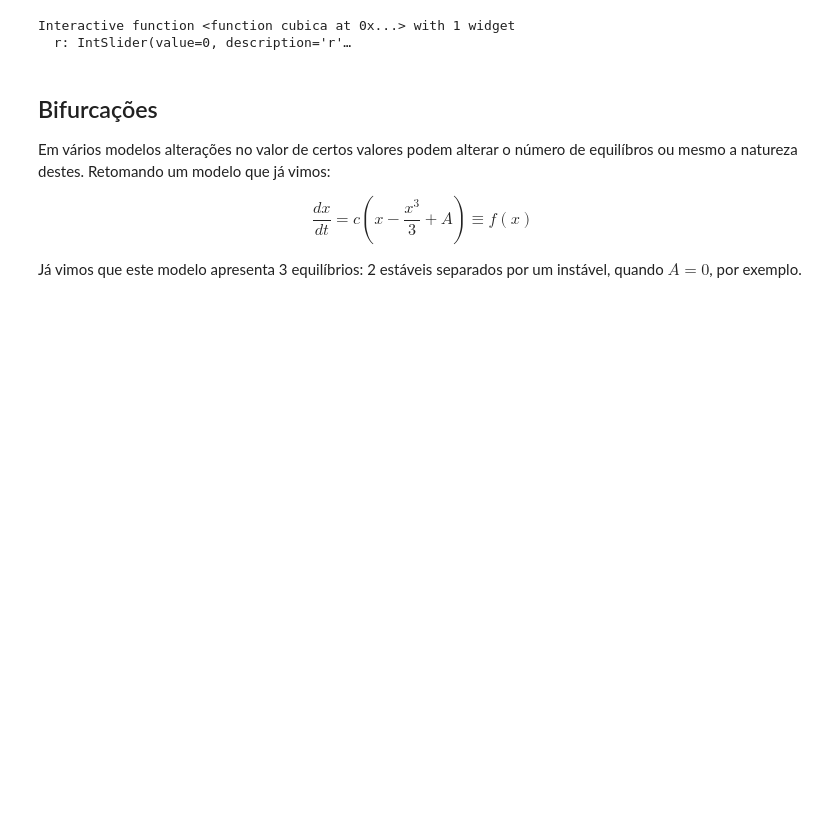
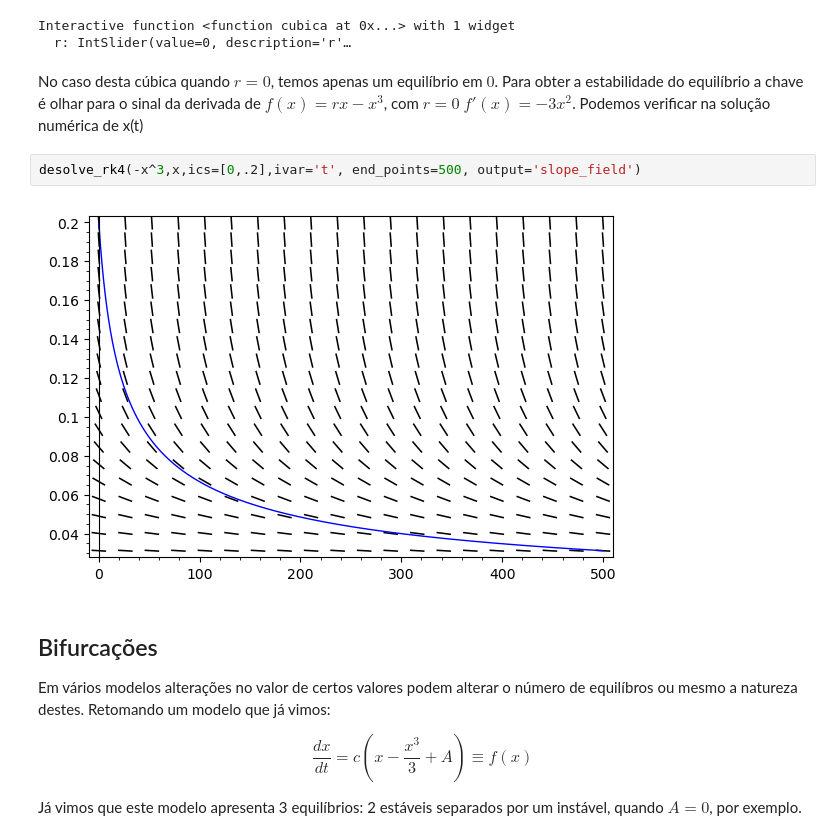
Before and after one commit to fccoelho/Modelagem-Matematica-IV, a Jupyter notebook: Planilhas Sage/MM4 - Aula 3 - Análise de Estabilidade Linear.ipynb, the cells around one changed output. Drawn from its saved outputs; the diff is of its cells as text; blank space fills up the shorter version.

```diff
--- a/Planilhas Sage/MM4 - Aula 3 - Análise de Estabilidade Linear.ipynb
+++ b/Planilhas Sage/MM4 - Aula 3 - Análise de Estabilidade Linear.ipynb
@@ -53,6 +58,12 @@ def cubica(r=(-2,2,1)):
 # %% [output]
 Interactive function <function cubica at 0x...> with 1 widget
   r: IntSlider(value=0, description='r'…
+# %% [markdown]
+No caso desta cúbica quando $r=0$, temos apenas um equilíbrio em $0$. Para obter a estabilidade do equilíbrio a chave é olhar para o sinal da derivada de $f(x)=rx-x^3$, com $r=0$ $f'(x)=-3x^2$. Podemos verificar na solução numérica de x(t)
+# %%
+desolve_rk4(-x^3,x,ics=[0,.2],ivar='t', end_points=500, output='slope_field')
+# %% [output]
+[figure, added]
 # %% [markdown]
 
 ## Bifurcações
```
Also changed, not shown: parts of 2 cells of this notebook, 2 other files.
